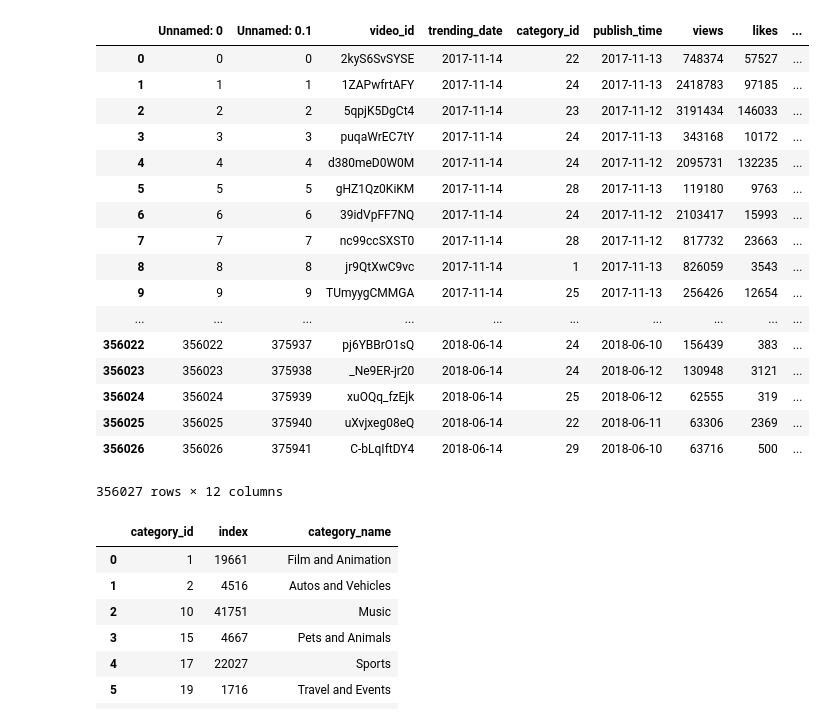
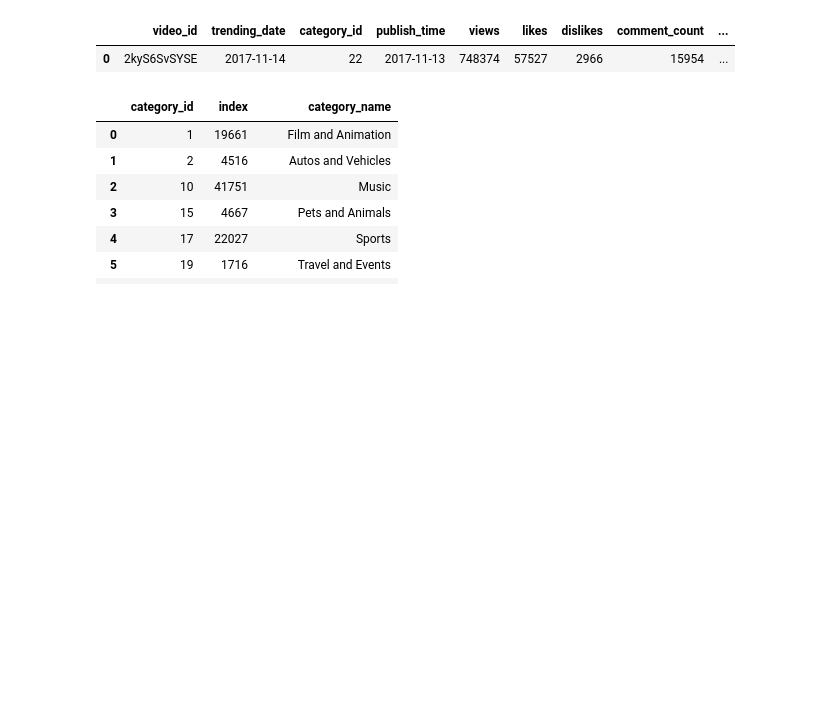
Before and after one commit to jherberg462/python-project, a Jupyter notebook: project_q3.ipynb, the cells around one changed output. Cells and saved outputs as stored; diff of their text form; code cells hidden in the pictures; blank space fills up the shorter version.

```diff
--- a/project_q3.ipynb
+++ b/project_q3.ipynb
@@ -10,24 +10,9 @@ import seaborn as sns
 # %%
 #import data from combined csv
 df = pd.read_csv('data/cleaned_data.csv')
-df
+df = df.drop(['Unnamed: 0', 'Unnamed: 0.1'], axis=1)
+df.head(1)
 # %% [output]
-|  | Unnamed: 0 | Unnamed: 0.1 | video_id | trending_date | category_id | publish_time | views | likes | ... |
-| 0 | 0 | 0 | 2kyS6SvSYSE | 2017-11-14 | 22 | 2017-11-13 | 748374 | 57527 | ... |
-| 1 | 1 | 1 | 1ZAPwfrtAFY | 2017-11-14 | 24 | 2017-11-13 | 2418783 | 97185 | ... |
-| 2 | 2 | 2 | 5qpjK5DgCt4 | 2017-11-14 | 23 | 2017-11-12 | 3191434 | 146033 | ... |
-| 3 | 3 | 3 | puqaWrEC7tY | 2017-11-14 | 24 | 2017-11-13 | 343168 | 10172 | ... |
-| 4 | 4 | 4 | d380meD0W0M | 2017-11-14 | 24 | 2017-11-12 | 2095731 | 132235 | ... |
-| 5 | 5 | 5 | gHZ1Qz0KiKM | 2017-11-14 | 28 | 2017-11-13 | 119180 | 9763 | ... |
-| 6 | 6 | 6 | 39idVpFF7NQ | 2017-11-14 | 24 | 2017-11-12 | 2103417 | 15993 | ... |
-| 7 | 7 | 7 | nc99ccSXST0 | 2017-11-14 | 28 | 2017-11-12 | 817732 | 23663 | ... |
-| 8 | 8 | 8 | jr9QtXwC9vc | 2017-11-14 | 1 | 2017-11-13 | 826059 | 3543 | ... |
-| 9 | 9 | 9 | TUmyygCMMGA | 2017-11-14 | 25 | 2017-11-13 | 256426 | 12654 | ... |
-| ... | ... | ... | ... | ... | ... | ... | ... | ... | ... |
-| 356022 | 356022 | 375937 | pj6YBBrO1sQ | 2018-06-14 | 24 | 2018-06-10 | 156439 | 383 | ... |
-| 356023 | 356023 | 375938 | _Ne9ER-jr20 | 2018-06-14 | 24 | 2018-06-12 | 130948 | 3121 | ... |
-| 356024 | 356024 | 375939 | xuOQq_fzEjk | 2018-06-14 | 25 | 2018-06-12 | 62555 | 319 | ... |
-| 356025 | 356025 | 375940 | uXvjxeg08eQ | 2018-06-14 | 22 | 2018-06-11 | 63306 | 2369 | ... |
-| 356026 | 356026 | 375941 | C-bLqIftDY4 | 2018-06-14 | 29 | 2018-06-10 | 63716 | 500 | ... |
+|  | video_id | trending_date | category_id | publish_time | views | likes | dislikes | comment_count | ... |
+| 0 | 2kyS6SvSYSE | 2017-11-14 | 22 | 2017-11-13 | 748374 | 57527 | 2966 | 15954 | ... |
-356027 rows × 12 columns
 # %%
```
Also changed, not shown: parts of 8 cells of this notebook, 4 other files.
